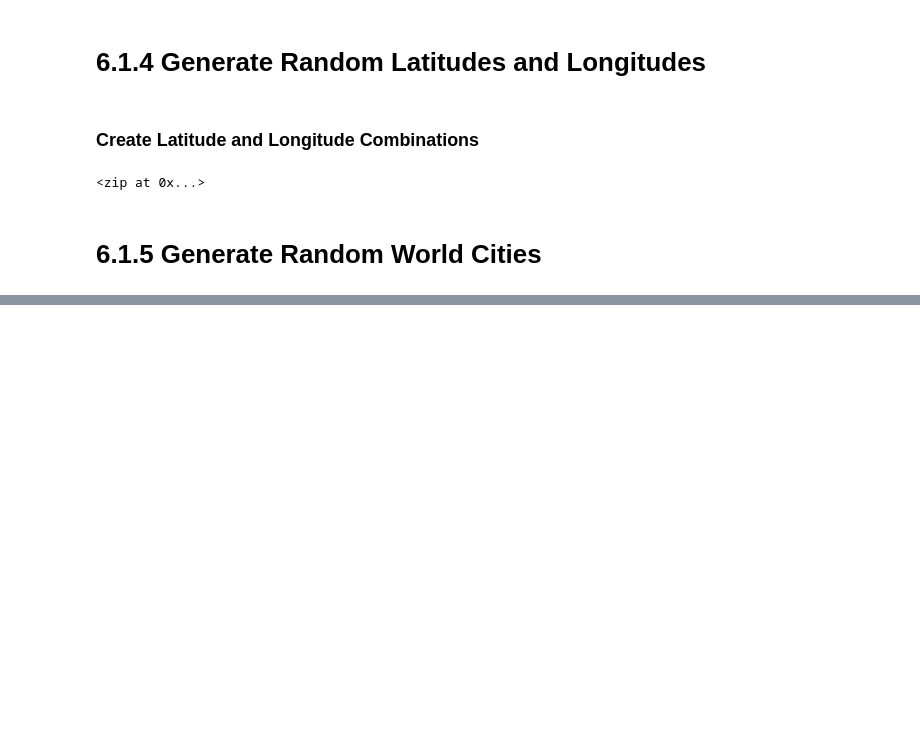
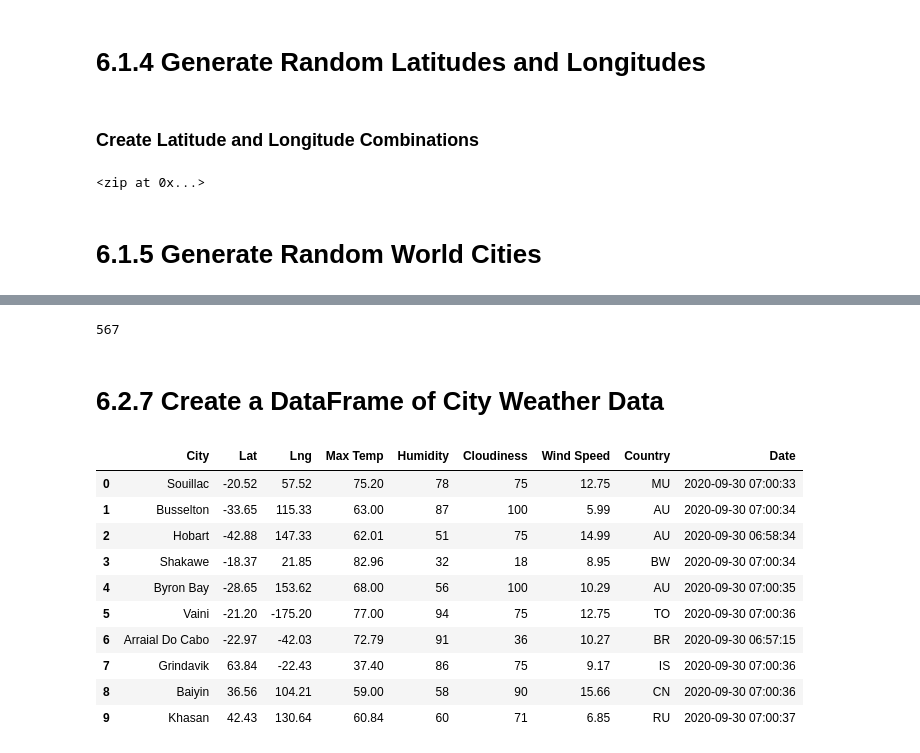
Before and after one commit to JoseCalucag/World_Weather_Analysis, a Jupyter notebook: WeatherPy.ipynb, the cells around one changed output, grey strips where cells are left out. Saved outputs shown, nothing was run; the diff lists cells and outputs as text; code cells hidden in the pictures; blank space fills up the shorter version.

```diff
--- a/WeatherPy.ipynb
+++ b/WeatherPy.ipynb
@@ -39,0 +132,22 @@ len(cities)
+# %%
+len(city_data)
+# %% [output]
+567
+# %% [markdown]
+# 6.2.7 Create a DataFrame of City Weather Data
+# %%
+# Convert the array of dictionaries to a Pandas DataFrame.
+city_data_df = pd.DataFrame(city_data)
+city_data_df.head(10)
+# %% [output]
+|  | City | Lat | Lng | Max Temp | Humidity | Cloudiness | Wind Speed | Country | Date |
+| 0 | Souillac | -20.52 | 57.52 | 75.20 | 78 | 75 | 12.75 | MU | 2020-09-30 07:00:33 |
+| 1 | Busselton | -33.65 | 115.33 | 63.00 | 87 | 100 | 5.99 | AU | 2020-09-30 07:00:34 |
+| 2 | Hobart | -42.88 | 147.33 | 62.01 | 51 | 75 | 14.99 | AU | 2020-09-30 06:58:34 |
+| 3 | Shakawe | -18.37 | 21.85 | 82.96 | 32 | 18 | 8.95 | BW | 2020-09-30 07:00:34 |
+| 4 | Byron Bay | -28.65 | 153.62 | 68.00 | 56 | 100 | 10.29 | AU | 2020-09-30 07:00:35 |
+| 5 | Vaini | -21.20 | -175.20 | 77.00 | 94 | 75 | 12.75 | TO | 2020-09-30 07:00:36 |
+| 6 | Arraial Do Cabo | -22.97 | -42.03 | 72.79 | 91 | 36 | 10.27 | BR | 2020-09-30 06:57:15 |
+| 7 | Grindavik | 63.84 | -22.43 | 37.40 | 86 | 75 | 9.17 | IS | 2020-09-30 07:00:36 |
+| 8 | Baiyin | 36.56 | 104.21 | 59.00 | 58 | 90 | 15.66 | CN | 2020-09-30 07:00:36 |
+| 9 | Khasan | 42.43 | 130.64 | 60.84 | 60 | 71 | 6.85 | RU | 2020-09-30 07:00:37 |
```
Also changed, not shown: parts of 8 cells of this notebook, 3 other files.
